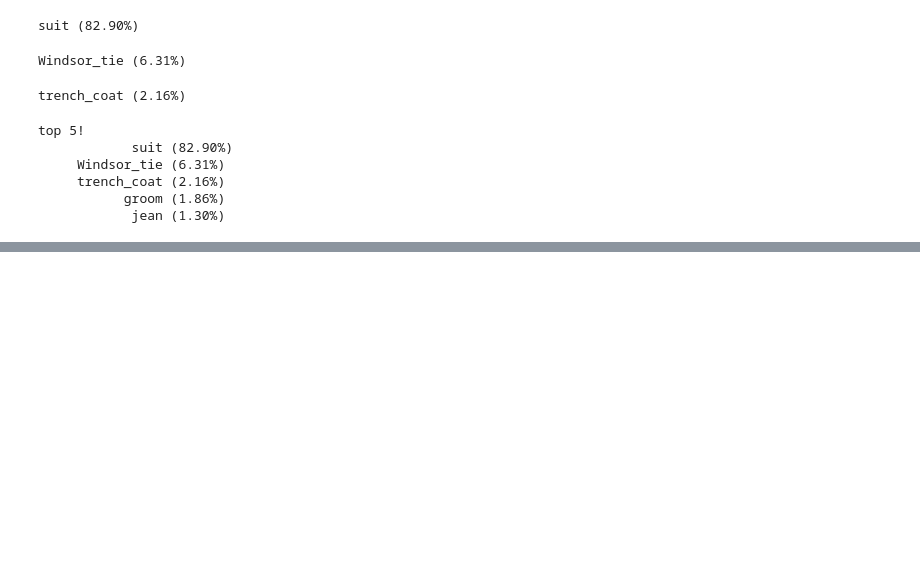
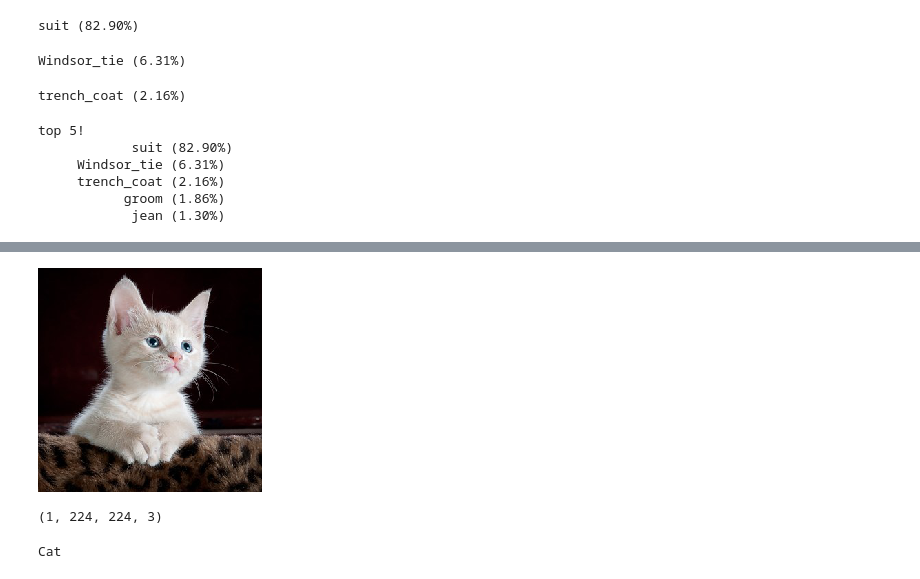
Before and after one commit to Jelly6489/testRepoKJY, a Jupyter notebook: ninieth.ipynb, the cells around one changed output, grey strips where cells are left out. Drawn from its saved outputs; the diff is of its cells as text; code cells hidden in the pictures; blank space fills up the shorter version.

```diff
--- a/ninieth.ipynb
+++ b/ninieth.ipynb
@@ -262,0 +470,12 @@ top 5!
+# %%
+cat_img = image.load_img("test_image_2.jpg", target_size = (224, 224))
+cat_img
+# %% [output]
+[figure, added]
+# %%
+trans_img = image.img_to_array(cat_img)
+trans_img = np.expand_dims(trans_img, axis = 0)
+trans_img = preprocess_input(trans_img)
+print(trans_img.shape)
+# %% [output]
+(1, 224, 224, 3)
@@ -262,0 +484,9 @@ top 5!
+# %%
+if res[0][0] == 1:
+    prediction = "Dog"
+else:
+    prediction = "Cat"
+
+print(prediction)
+# %% [output]
+Cat
```
Also changed, not shown: parts of 36 cells of this notebook.
